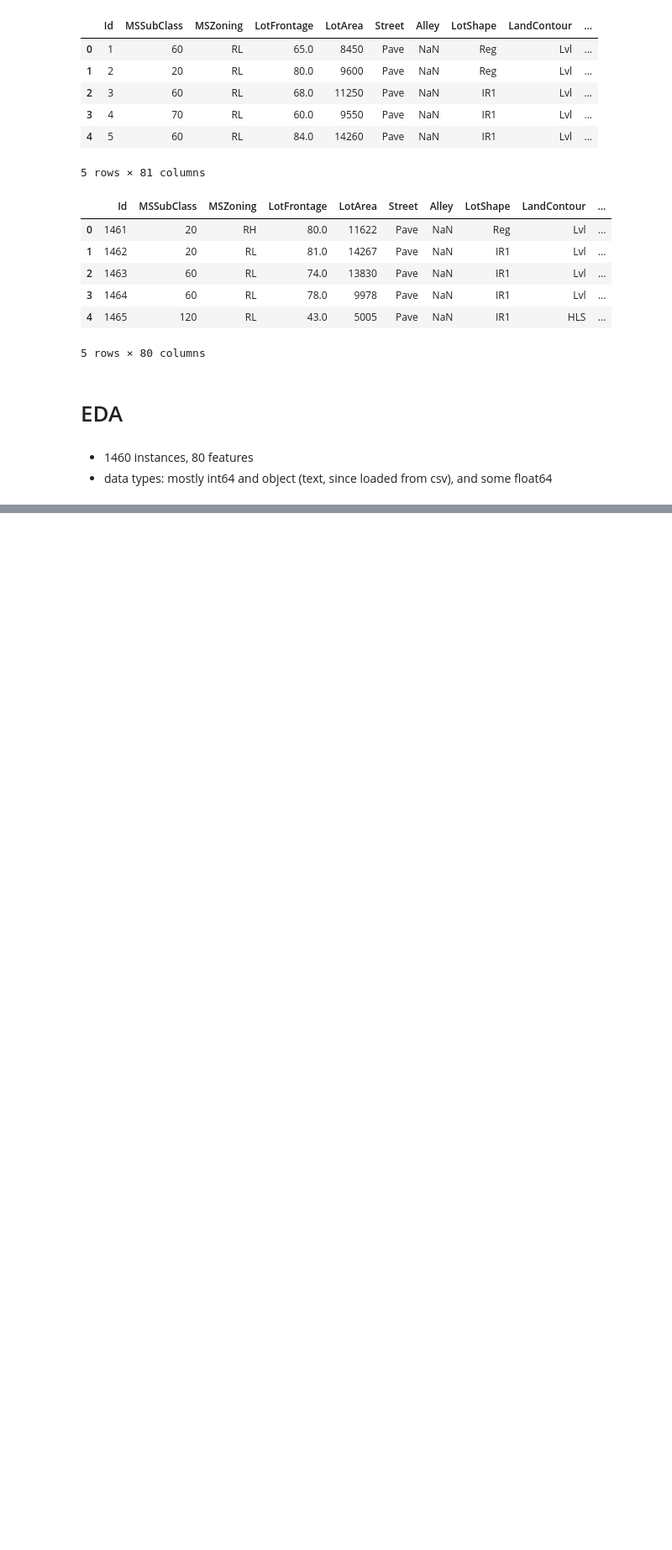
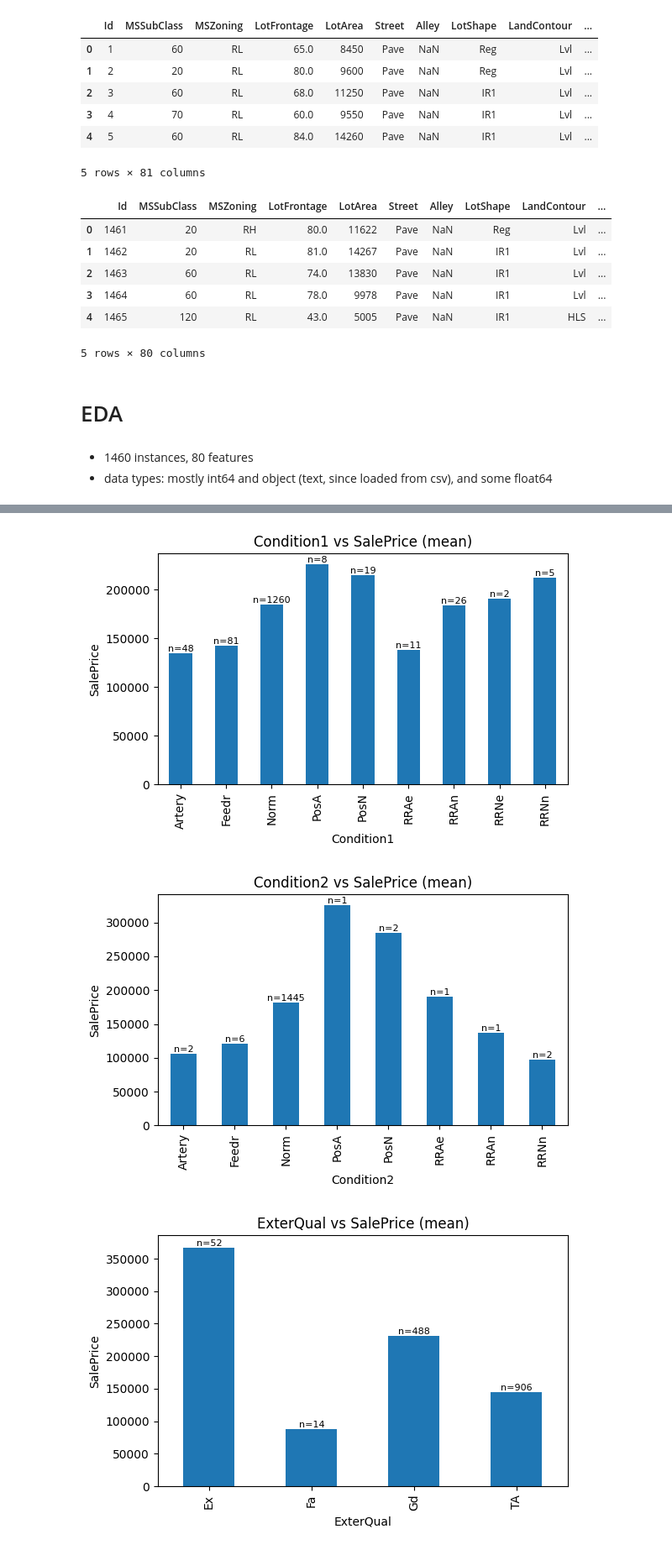
Before and after one commit to a1hmad23/Housing-prices-ml, a Jupyter notebook: notebooks/01_eda.ipynb, the cells around one changed output, grey strips where cells are left out. Shown at 84% size. Drawn from its saved outputs; the diff is of its cells as text; code cells hidden in the pictures; blank space fills up the shorter version.

```diff
--- a/notebooks/01_eda.ipynb
+++ b/notebooks/01_eda.ipynb
@@ -178,0 +303,13 @@ display(nominal_summary)
+# %%
+# Some features refer to quality, while some refer to type. The former is suggests a nominal data type, while the latter ordinal. lets inspect further
+qual_cols = [c for c in train_eda.select_dtypes(include='object').columns if
+             any(x in c.lower() for x in ['condition', 'cond', 'qual', 'qc', 'qu', ])]
+type_cols = [c for c in train_eda.select_dtypes(include='object').columns if 'type' in c.lower()]
+# %%
+#To verify, lets prlot each category against the target. This will give us more information about the distribution and the behavior.
+for col in qual_cols:
+    plot_target_by_category(train_eda, col)
+# %% [output]
+[figure, added]
+[figure, added]
+[figure, added]
```
Also changed, not shown: parts of 46 cells of this notebook.
